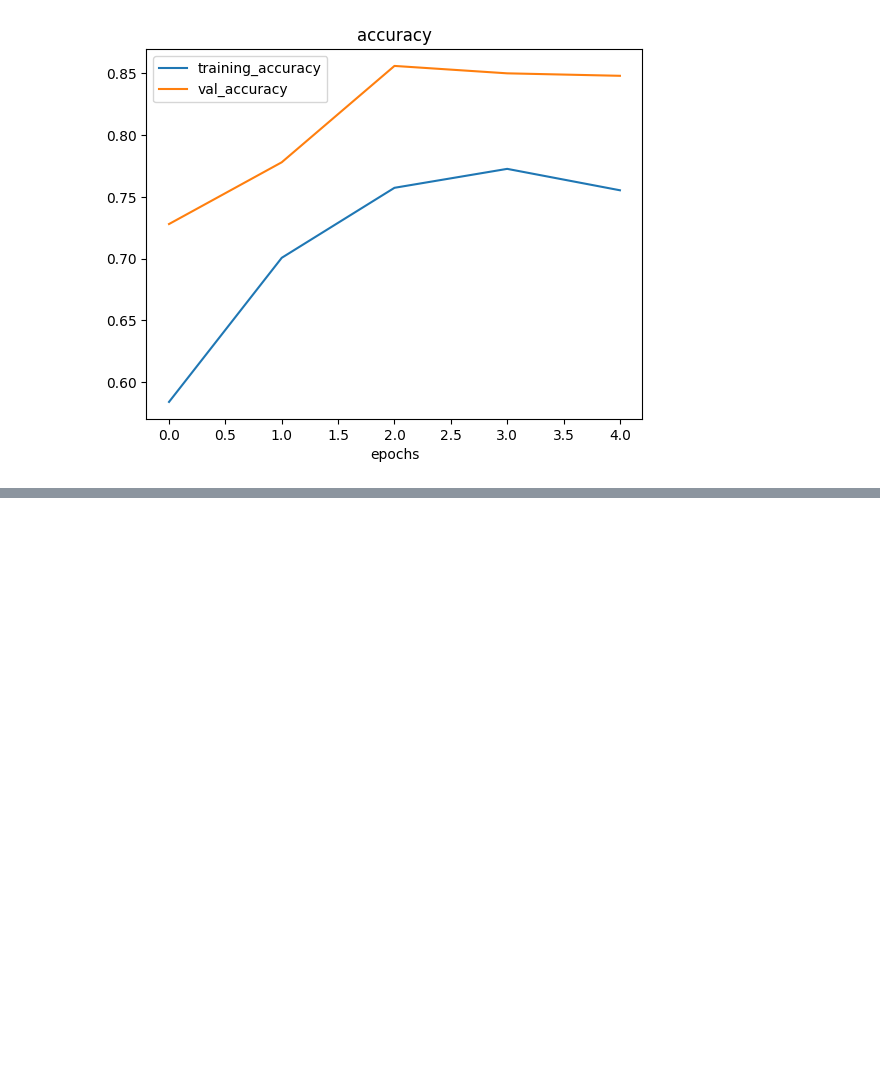
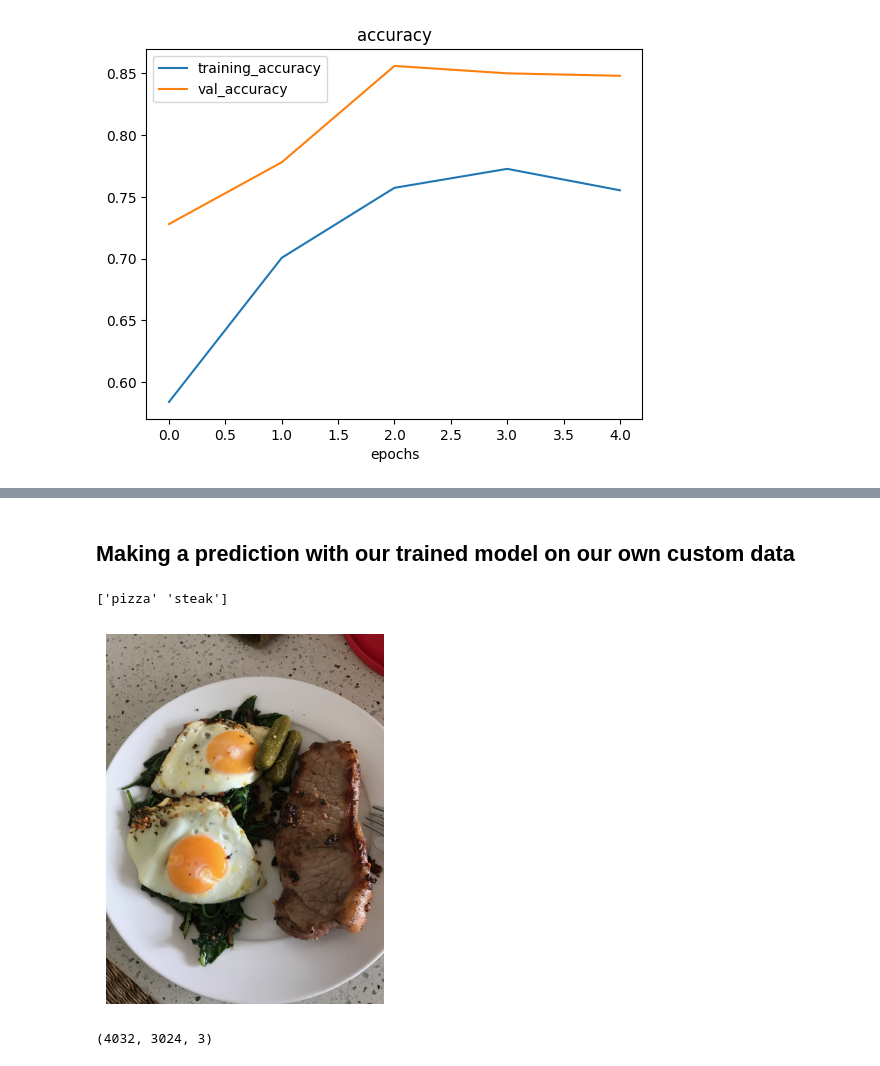
Before and after one commit to mjaliz/tfztm, a Jupyter notebook: 03_introduction_to_computer_vision_with_tensorflow.ipynb, the cells around one changed output, grey strips where cells are left out. Cells and saved outputs as stored; diff of their text form; code cells hidden in the pictures; blank space fills up the shorter version.

```diff
--- a/03_introduction_to_computer_vision_with_tensorflow.ipynb
+++ b/03_introduction_to_computer_vision_with_tensorflow.ipynb
@@ -878,0 +890,20 @@ plot_loss_curve(history_7)
+# %% [markdown]
+## Making a prediction with our trained model on our own custom data
+# %%
+# Classes we're working with
+print(class_names)
+# %% [output]
+['pizza' 'steak']
+# %%
+# View our example image
+steak = mpimg.imread("03-steak.jpeg")
+# %%
+plt.imshow(steak)
+plt.axis(False);
+# %% [output]
+[figure, added]
+# %%
+# Check the shape of our image
+steak.shape
+# %% [output]
+(4032, 3024, 3)
```
Also changed, not shown: parts of 5 cells of this notebook.
